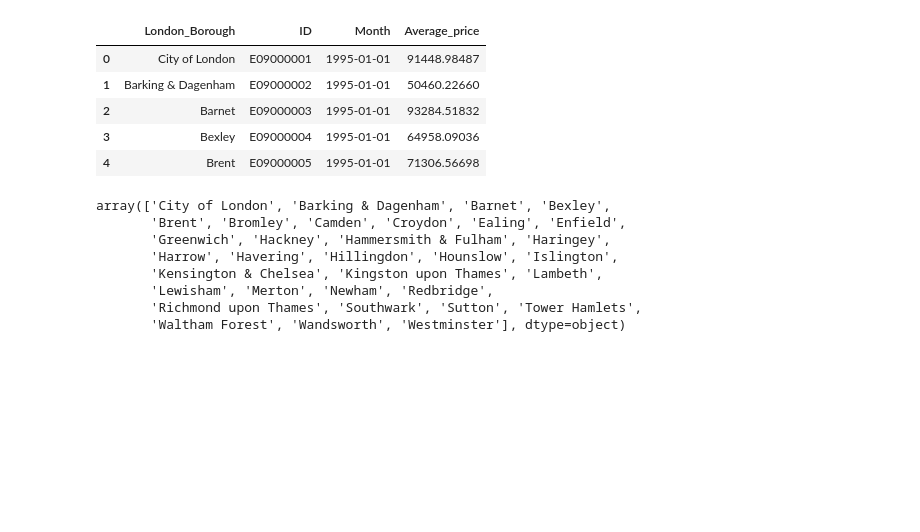
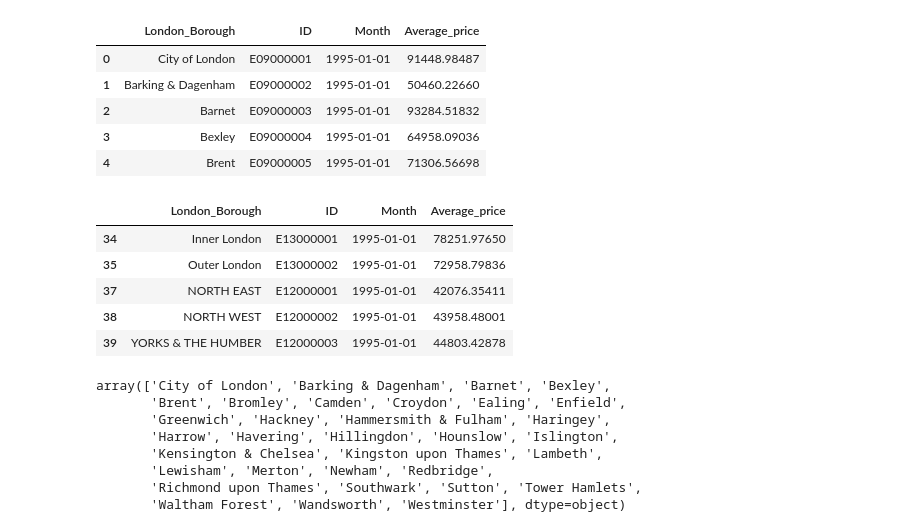
Before and after one commit to Hienquang/SpringBoard, a Jupyter notebook: London Housing case study/Unit 4 Challenge - Tier 3.ipynb, the cells around one changed output. Drawn from its saved outputs; the diff is of its cells as text; code cells hidden in the pictures; blank space fills up the shorter version.

```diff
--- a/London Housing case study/Unit 4 Challenge - Tier 3.ipynb
+++ b/London Housing case study/Unit 4 Challenge - Tier 3.ipynb
@@ -480,5 +480,16 @@ clean_properties.head()
 | 2 | Barnet | E09000003 | 1995-01-01 | 93284.51832 |
 | 3 | Bexley | E09000004 | 1995-01-01 | 64958.09036 |
 | 4 | Brent | E09000005 | 1995-01-01 | 71306.56698 |
+# %%
+# Filter clean_properties so that we don't have individual boroughs
+non_b_properties = clean_properties[clean_properties.London_Borough.isin(nonBoroughs)]
+non_b_properties.head()
+# %% [output]
+|  | London_Borough | ID | Month | Average_price |
+| 34 | Inner London | E13000001 | 1995-01-01 | 78251.97650 |
+| 35 | Outer London | E13000002 | 1995-01-01 | 72958.79836 |
+| 37 | NORTH EAST | E12000001 | 1995-01-01 | 42076.35411 |
+| 38 | NORTH WEST | E12000002 | 1995-01-01 | 43958.48001 |
+| 39 | YORKS & THE HUMBER | E12000003 | 1995-01-01 | 44803.42878 |
 # %%
 # Check the unique value in London_Borough again
```
Also changed, not shown: parts of 34 cells of this notebook.
